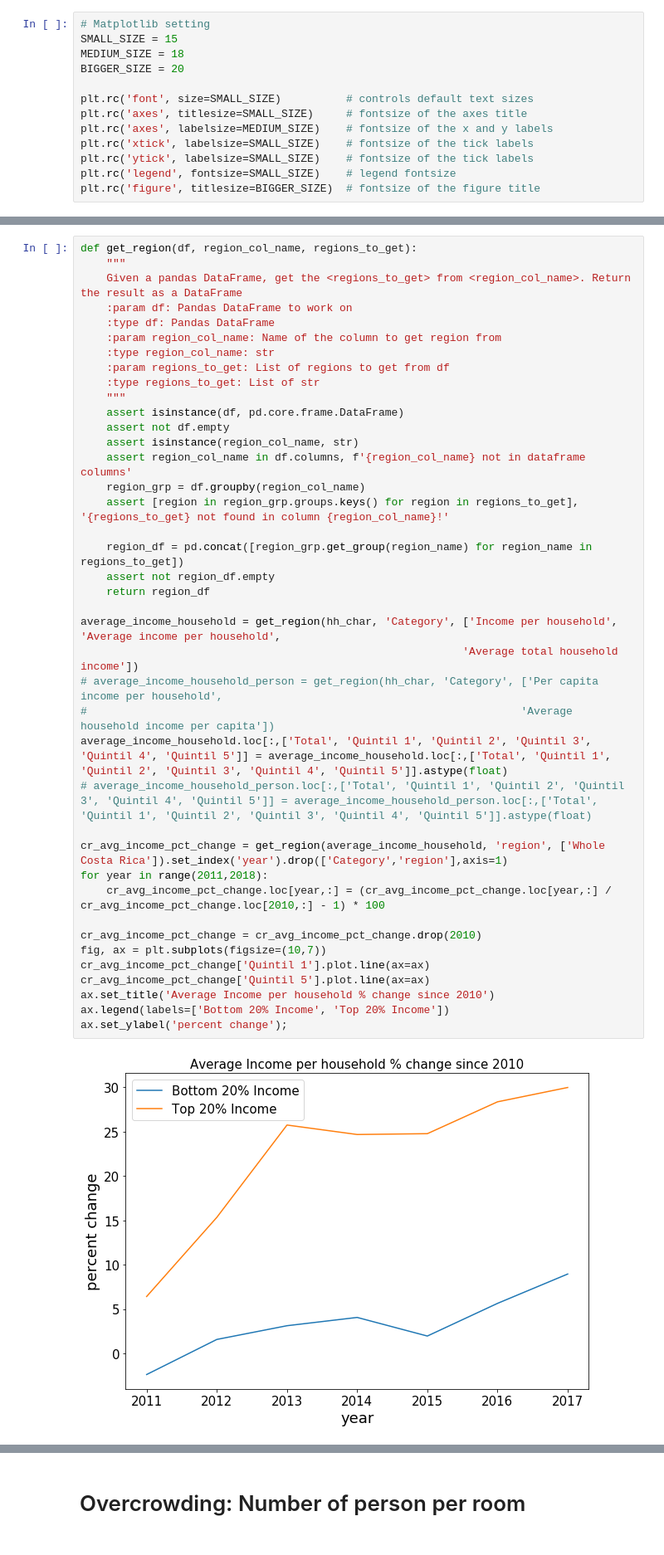
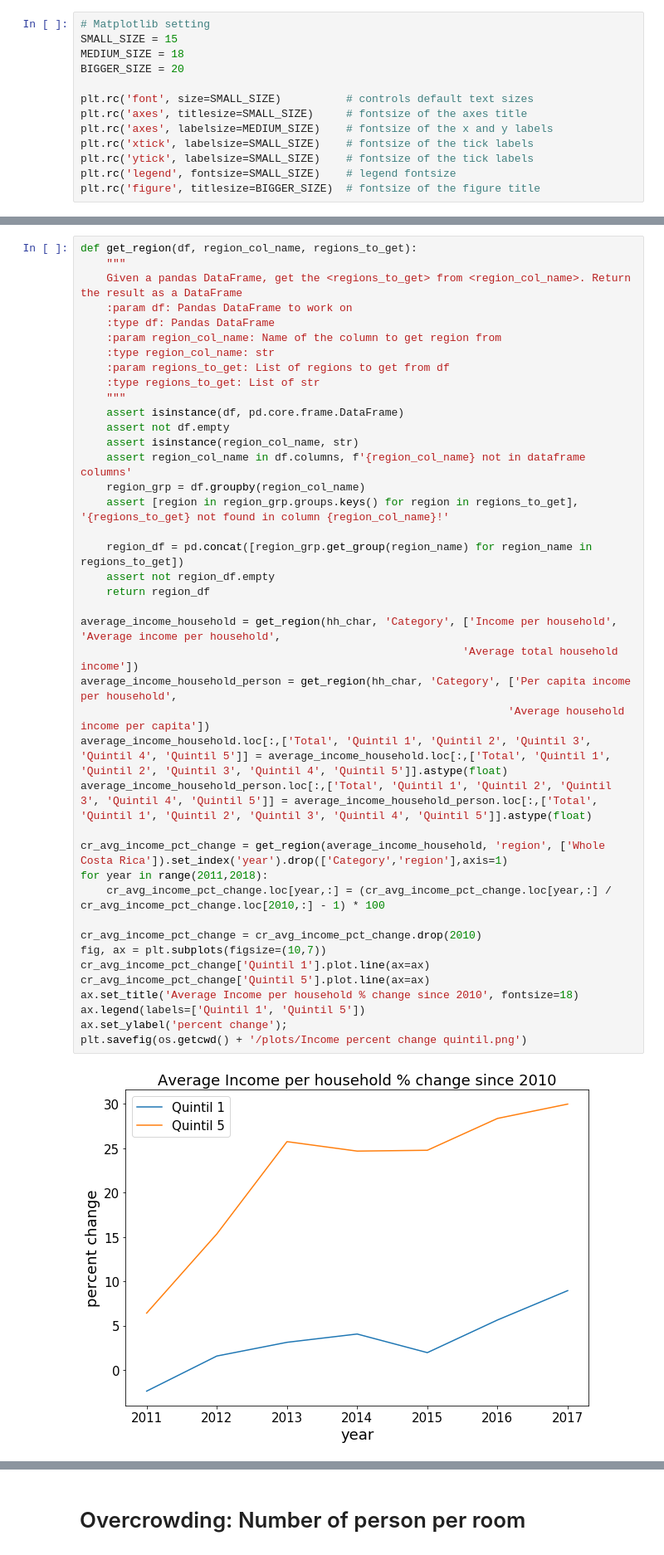
Before and after one commit to zhaomh1998/ece143, a Jupyter notebook: Final_Plots.ipynb, the cells around one changed output, grey strips where cells are left out. Shown at 83% size. Drawn from its saved outputs; the diff is of its cells as text.

Commit message:
final plots

```diff
--- a/Final_Plots.ipynb
+++ b/Final_Plots.ipynb
@@ -110,36 +102,37 @@ def get_region(df, region_col_name, regions_to_get):
     :param region_col_name: Name of the column to get region from
     :type region_col_name: str
     :param regions_to_get: List of regions to get from df
     :type regions_to_get: List of str
     """
     assert isinstance(df, pd.core.frame.DataFrame)
     assert not df.empty
     assert isinstance(region_col_name, str)
     assert region_col_name in df.columns, f'{region_col_name} not in dataframe columns'
     region_grp = df.groupby(region_col_name)
     assert [region in region_grp.groups.keys() for region in regions_to_get], '{regions_to_get} not found in column {region_col_name}!'
 
     region_df = pd.concat([region_grp.get_group(region_name) for region_name in regions_to_get])
     assert not region_df.empty
     return region_df
 
 average_income_household = get_region(hh_char, 'Category', ['Income per household', 'Average income per household',
                                                            'Average total household income'])
-# average_income_household_person = get_region(hh_char, 'Category', ['Per capita income per household',
-#                                                                   'Average household income per capita'])
+average_income_household_person = get_region(hh_char, 'Category', ['Per capita income per household',
+                                                                  'Average household income per capita'])
 average_income_household.loc[:,['Total', 'Quintil 1', 'Quintil 2', 'Quintil 3', 'Quintil 4', 'Quintil 5']] = average_income_household.loc[:,['Total', 'Quintil 1', 'Quintil 2', 'Quintil 3', 'Quintil 4', 'Quintil 5']].astype(float)
-# average_income_household_person.loc[:,['Total', 'Quintil 1', 'Quintil 2', 'Quintil 3', 'Quintil 4', 'Quintil 5']] = average_income_household_person.loc[:,['Total', 'Quintil 1', 'Quintil 2', 'Quintil 3', 'Quintil 4', 'Quintil 5']].astype(float)
+average_income_household_person.loc[:,['Total', 'Quintil 1', 'Quintil 2', 'Quintil 3', 'Quintil 4', 'Quintil 5']] = average_income_household_person.loc[:,['Total', 'Quintil 1', 'Quintil 2', 'Quintil 3', 'Quintil 4', 'Quintil 5']].astype(float)
 
 cr_avg_income_pct_change = get_region(average_income_household, 'region', ['Whole Costa Rica']).set_index('year').drop(['Category','region'],axis=1)
 for year in range(2011,2018):
     cr_avg_income_pct_change.loc[year,:] = (cr_avg_income_pct_change.loc[year,:] / cr_avg_income_pct_change.loc[2010,:] - 1) * 100
 
 cr_avg_income_pct_change = cr_avg_income_pct_change.drop(2010)
 fig, ax = plt.subplots(figsize=(10,7))
 cr_avg_income_pct_change['Quintil 1'].plot.line(ax=ax)
 cr_avg_income_pct_change['Quintil 5'].plot.line(ax=ax)
-ax.set_title('Average Income per household % change since 2010')
-ax.legend(labels=['Bottom 20% Income', 'Top 20% Income'])
+ax.set_title('Average Income per household % change since 2010', fontsize=18)
+ax.legend(labels=['Quintil 1', 'Quintil 5'])
 ax.set_ylabel('percent change');
+plt.savefig(os.getcwd() + '/plots/Income percent change quintil.png')
 # %% [output]
-[figure, old version]
+[figure, new version]
```
Also changed, not shown: parts of 13 cells of this notebook, 8 other files.
